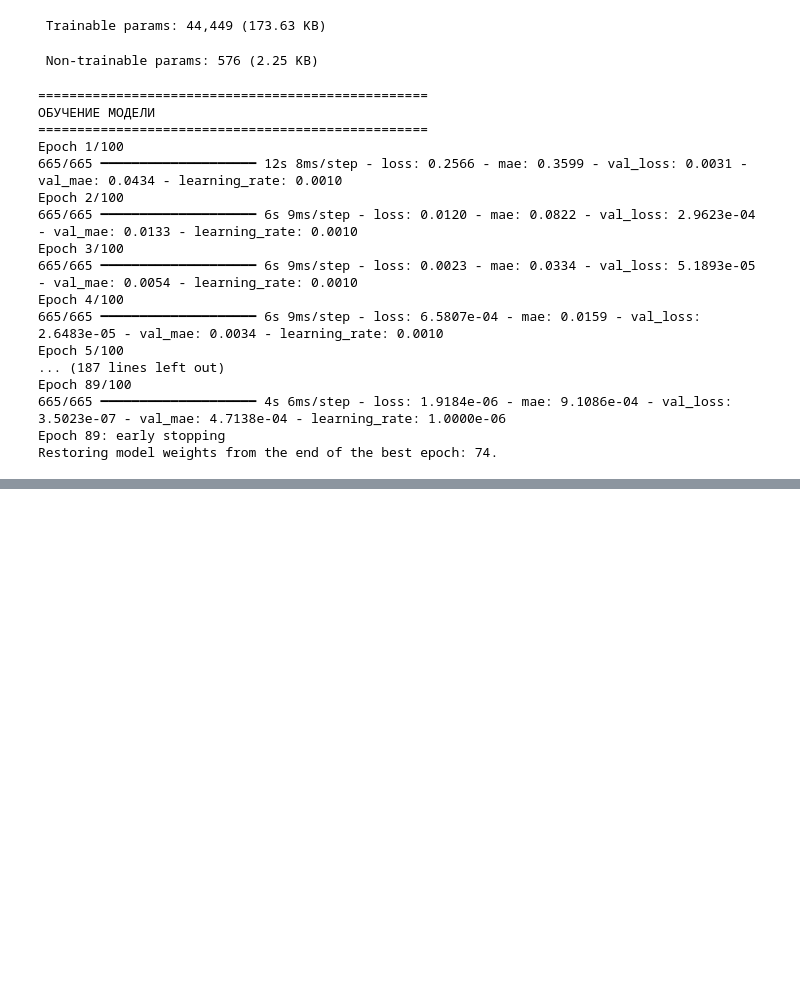
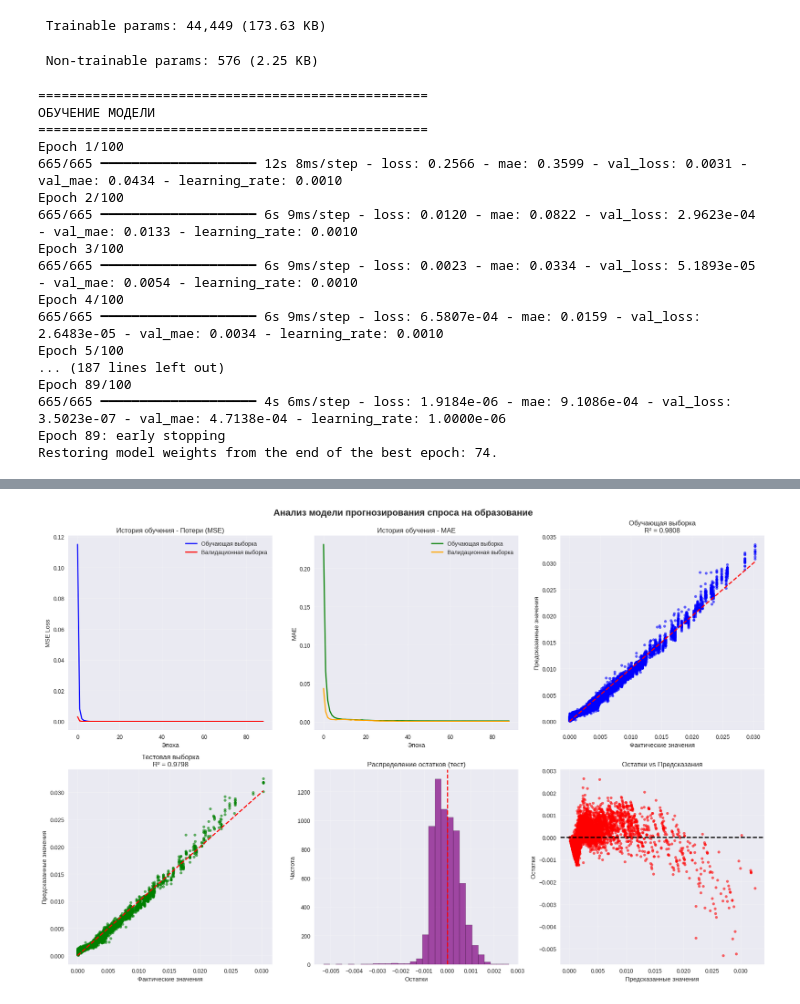
Before and after one commit to soggetto-ventuno/Qualifying_work, a Jupyter notebook: clean_and_prepare_data.ipynb, the cells around one changed output, grey strips where cells are left out. Saved outputs shown, nothing was run; the diff lists cells and outputs as text; code cells hidden in the pictures; blank space fills up the shorter version.

Commit message:
graphics and model predictions

```diff
--- a/clean_and_prepare_data.ipynb
+++ b/clean_and_prepare_data.ipynb
@@ -1890,0 +1957,92 @@ Restoring model weights from the end of the best epoch: 74.
+# %%
+
+# Создание подробных графиков
+print("\nСоздание графиков...")
+fig, axes = plt.subplots(2, 3, figsize=(18, 12))
+fig.suptitle('Анализ модели прогнозирования спроса на образование', fontsize=16, fontweight='bold')
+
+# График 1: История обучения - Loss
+axes[0, 0].plot(history.history['loss'], label='Обучающая выборка', linewidth=2, color='blue')
+axes[0, 0].plot(history.history['val_loss'], label='Валидационная выборка', linewidth=2, color='red')
+axes[0, 0].set_title('История обучения - Потери (MSE)')
+axes[0, 0].set_xlabel('Эпоха')
+axes[0, 0].set_ylabel('MSE Loss')
+axes[0, 0].legend()
+axes[0, 0].grid(True, alpha=0.3)
+
+# График 2: История обучения - MAE
+axes[0, 1].plot(history.history['mae'], label='Обучающая выборка', linewidth=2, color='green')
+axes[0, 1].plot(history.history['val_mae'], label='Валидационная выборка', linewidth=2, color='orange')
+axes[0, 1].set_title('История обучения - MAE')
+axes[0, 1].set_xlabel('Эпоха')
+axes[0, 1].set_ylabel('MAE')
+axes[0, 1].legend()
+axes[0, 1].grid(True, alpha=0.3)
+
+# График 3: Предсказания vs реальные (обучающая выборка)
+axes[0, 2].scatter(y_train, y_pred_train, alpha=0.6, s=20, color='blue')
+axes[0, 2].plot([y_train.min(), y_train.max()], [y_train.min(), y_train.max()], 'r--', lw=2)
+axes[0, 2].set_title(f'Обучающая выборка\nR² = {train_metrics["r2"]:.4f}')
+axes[0, 2].set_xlabel('Фактические значения')
+axes[0, 2].set_ylabel('Предсказанные значения')
+axes[0, 2].grid(True, alpha=0.3)
+
+# График 4: Предсказания vs реальные (тестовая выборка)
+axes[1, 0].scatter(y_test, y_pred_test, alpha=0.6, s=20, color='green')
+axes[1, 0].plot([y_test.min(), y_test.max()], [y_test.min(), y_test.max()], 'r--', lw=2)
+axes[1, 0].set_title(f'Тестовая выборка\nR² = {test_metrics["r2"]:.4f}')
+axes[1, 0].set_xlabel('Фактические значения')
+axes[1, 0].set_ylabel('Предсказанные значения')
+axes[1, 0].grid(True, alpha=0.3)
+
+# График 5: Распределение остатков
+residuals_test = y_test - y_pred_test
+axes[1, 1].hist(residuals_test, bins=30, alpha=0.7, color='purple', edgecolor='black')
+axes[1, 1].set_title('Распределение остатков (тест)')
+axes[1, 1].set_xlabel('Остатки')
+axes[1, 1].set_ylabel('Частота')
+axes[1, 1].axvline(x=0, color='red', linestyle='--', linewidth=2)
+axes[1, 1].grid(True, alpha=0.3)
+
+# График 6: Остатки vs предсказания
+axes[1, 2].scatter(y_pred_test, residuals_test, alpha=0.6, s=20, color='red')
+axes[1, 2].axhline(y=0, color='black', linestyle='--', linewidth=2)
+axes[1, 2].set_title('Остатки vs Предсказания')
+axes[1, 2].set_xlabel('Предсказанные значения')
+axes[1, 2].set_ylabel('Остатки')
+axes[1, 2].grid(True, alpha=0.3)
+
+plt.tight_layout()
+plt.show()
+
+# Дополнительные графики анализа
+fig2, axes2 = plt.subplots(1, 2, figsize=(15, 6))
+fig2.suptitle('Дополнительный анализ', fontsize=14, fontweight='bold')
+
+# Распределение целевой переменной
+axes2[0].hist(y, bins=50, alpha=0.7, color='skyblue', edgecolor='black')
+axes2[0].set_title('Распределение целевой переменной')
+axes2[0].set_xlabel('Спрос на университет')
+axes2[0].set_ylabel('Частота')
+axes2[0].grid(True, alpha=0.3)
+
+# Сравнение метрик
+metrics_names = ['R²', 'MAE', 'RMSE']
+train_values = [train_metrics['r2'], train_metrics['mae'], train_metrics['rmse']]
+test_values = [test_metrics['r2'], test_metrics['mae'], test_metrics['rmse']]
+
+x = np.arange(len(metrics_names))
+width = 0.35
+
+axes2[1].bar(x - width/2, train_values, width, label='Обучающая', alpha=0.8, color='blue')
+axes2[1].bar(x + width/2, test_values, width, label='Тестовая', alpha=0.8, color='red')
+axes2[1].set_title('Сравнение метрик')
+axes2[1].set_ylabel('Значение метрики')
+axes2[1].set_xticks(x)
+axes2[1].set_xticklabels(metrics_names)
+axes2[1].legend()
+axes2[1].grid(True, alpha=0.3)
+
+plt.tight_layout()
+plt.show()
+# %% [output]
@@ -1890,0 +2050 @@ Restoring model weights from the end of the best epoch: 74.
+[figure, added]
```
Also changed, not shown: parts of 3 cells of this notebook.
